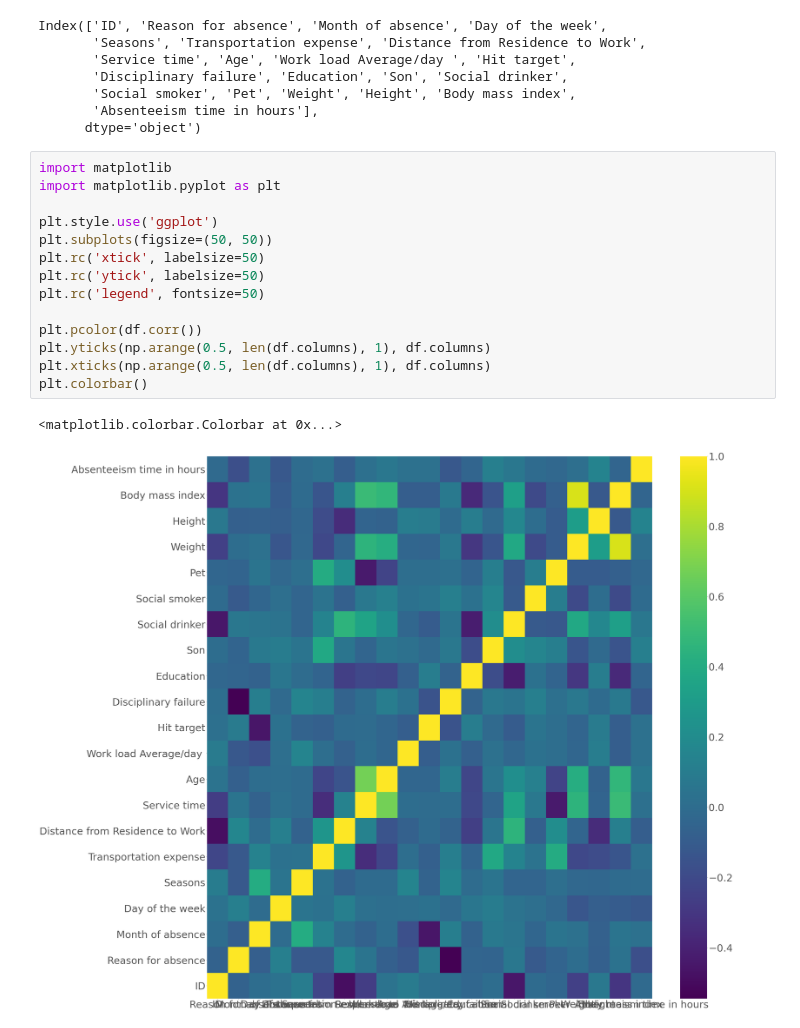
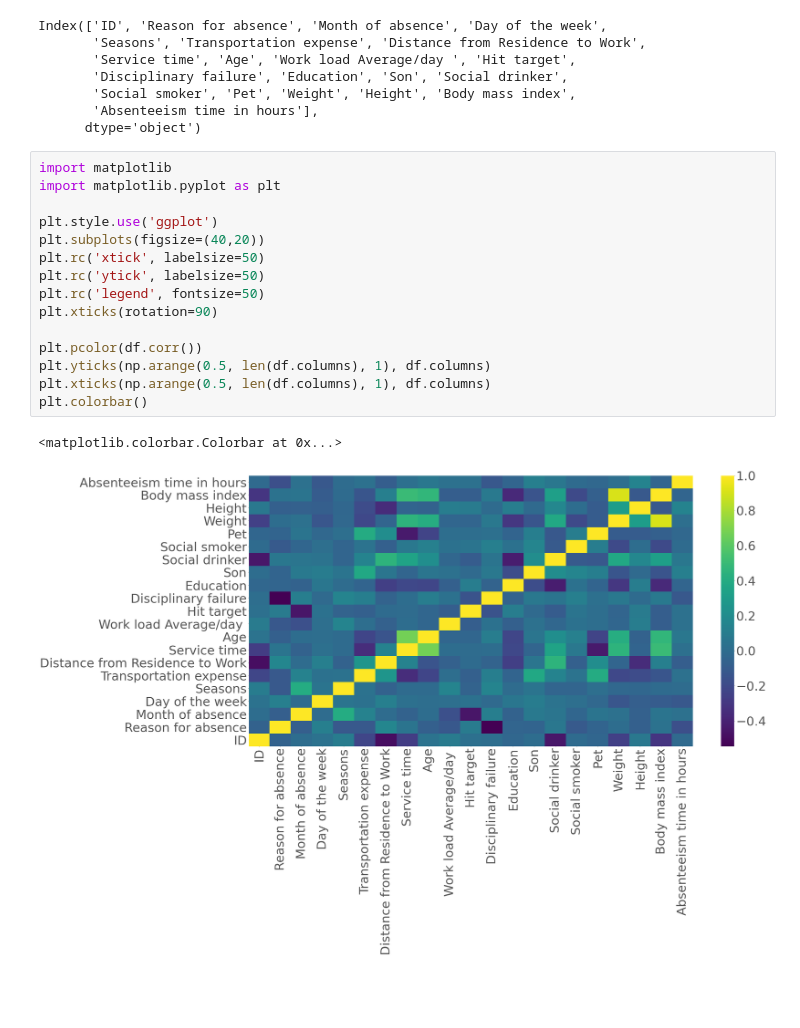
Before and after one commit to SMU-Lockton-Partnership/UCI_Absenteeism, a Jupyter notebook: UCI_Absenteeism.ipynb, the cells around one changed output. Cells and saved outputs as stored; diff of their text form; blank space fills up the shorter version.

```diff
--- a/UCI_Absenteeism.ipynb
+++ b/UCI_Absenteeism.ipynb
@@ -70,20 +70,21 @@ Index(['ID', 'Reason for absence', 'Month of absence', 'Day of the week',
        'Social smoker', 'Pet', 'Weight', 'Height', 'Body mass index',
        'Absenteeism time in hours'],
       dtype='object')
-# %%
-import matplotlib
-import matplotlib.pyplot as plt
-
-plt.style.use('ggplot')
-plt.subplots(figsize=(50, 50))
-plt.rc('xtick', labelsize=50)
-plt.rc('ytick', labelsize=50)
-plt.rc('legend', fontsize=50)
-
-plt.pcolor(df.corr())
-plt.yticks(np.arange(0.5, len(df.columns), 1), df.columns)
-plt.xticks(np.arange(0.5, len(df.columns), 1), df.columns)
-plt.colorbar()
-# %% [output]
-<matplotlib.colorbar.Colorbar at 0x...>
-[figure, removed]
+# %%
+import matplotlib
+import matplotlib.pyplot as plt
+
+plt.style.use('ggplot')
+plt.subplots(figsize=(40,20))
+plt.rc('xtick', labelsize=50)
+plt.rc('ytick', labelsize=50)
+plt.rc('legend', fontsize=50)
+plt.xticks(rotation=90)
+
+plt.pcolor(df.corr())
+plt.yticks(np.arange(0.5, len(df.columns), 1), df.columns)
+plt.xticks(np.arange(0.5, len(df.columns), 1), df.columns)
+plt.colorbar()
+# %% [output]
+<matplotlib.colorbar.Colorbar at 0x...>
+[figure, added]
```
